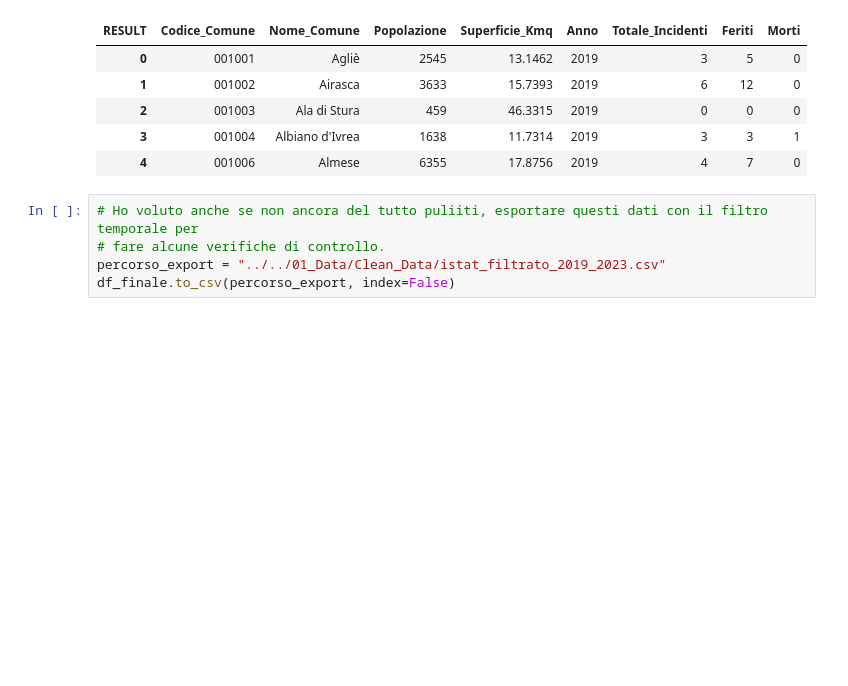
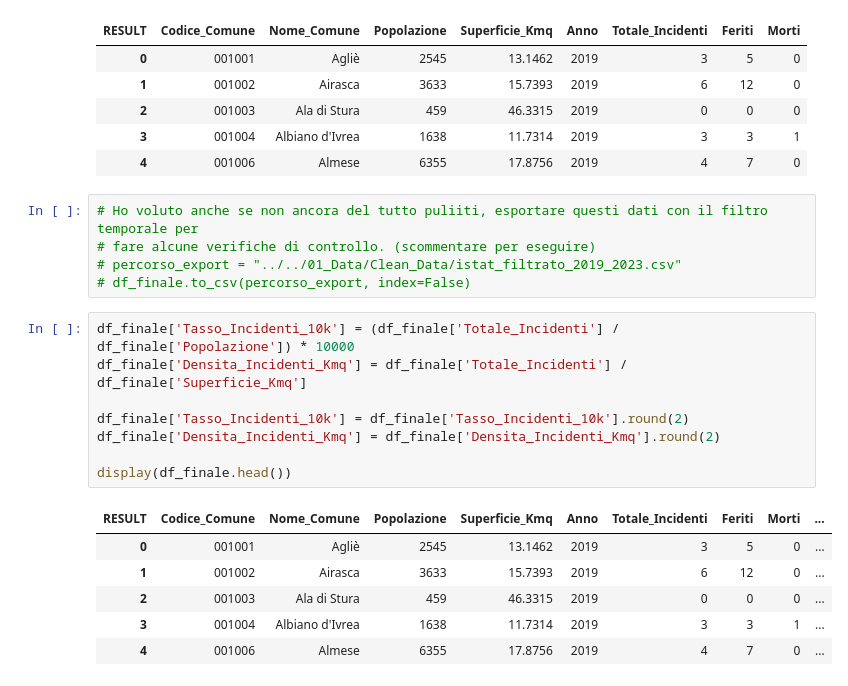
Before and after one commit to giuliotarantola-creator/FINALPROJECT_DATA_GIULIO_TARANTOLA, a Jupyter notebook: 02_Scripts_and_Notebooks/Notebooks/01_Data_Exploration_and_Cleaning.ipynb, the cells around one changed output. Cells and saved outputs as stored; diff of their text form; blank space fills up the shorter version.

Commit message:
Tasso_Densità_Incidenti

```diff
--- a/02_Scripts_and_Notebooks/Notebooks/01_Data_Exploration_and_Cleaning.ipynb
+++ b/02_Scripts_and_Notebooks/Notebooks/01_Data_Exploration_and_Cleaning.ipynb
@@ -204,6 +204,21 @@ display(df_finale.head())
 | 4 | 001006 | Almese | 6355 | 17.8756 | 2019 | 4 | 7 | 0 |
 # %%
 # Ho voluto anche se non ancora del tutto puliiti, esportare questi dati con il filtro temporale per
-# fare alcune verifiche di controllo.
-percorso_export = "../../01_Data/Clean_Data/istat_filtrato_2019_2023.csv"
-df_finale.to_csv(percorso_export, index=False)
+# fare alcune verifiche di controllo. (scommentare per eseguire)
+# percorso_export = "../../01_Data/Clean_Data/istat_filtrato_2019_2023.csv"
+# df_finale.to_csv(percorso_export, index=False)
+# %%
+df_finale['Tasso_Incidenti_10k'] = (df_finale['Totale_Incidenti'] / df_finale['Popolazione']) * 10000
+df_finale['Densita_Incidenti_Kmq'] = df_finale['Totale_Incidenti'] / df_finale['Superficie_Kmq']
+
+df_finale['Tasso_Incidenti_10k'] = df_finale['Tasso_Incidenti_10k'].round(2)
+df_finale['Densita_Incidenti_Kmq'] = df_finale['Densita_Incidenti_Kmq'].round(2)
+
+display(df_finale.head())
+# %% [output]
+| RESULT | Codice_Comune | Nome_Comune | Popolazione | Superficie_Kmq | Anno | Totale_Incidenti | Feriti | Morti | ... |
+| 0 | 001001 | Agliè | 2545 | 13.1462 | 2019 | 3 | 5 | 0 | ... |
+| 1 | 001002 | Airasca | 3633 | 15.7393 | 2019 | 6 | 12 | 0 | ... |
+| 2 | 001003 | Ala di Stura | 459 | 46.3315 | 2019 | 0 | 0 | 0 | ... |
+| 3 | 001004 | Albiano d'Ivrea | 1638 | 11.7314 | 2019 | 3 | 3 | 1 | ... |
+| 4 | 001006 | Almese | 6355 | 17.8756 | 2019 | 4 | 7 | 0 | ... |
```
Also changed, not shown: 2 other files.
